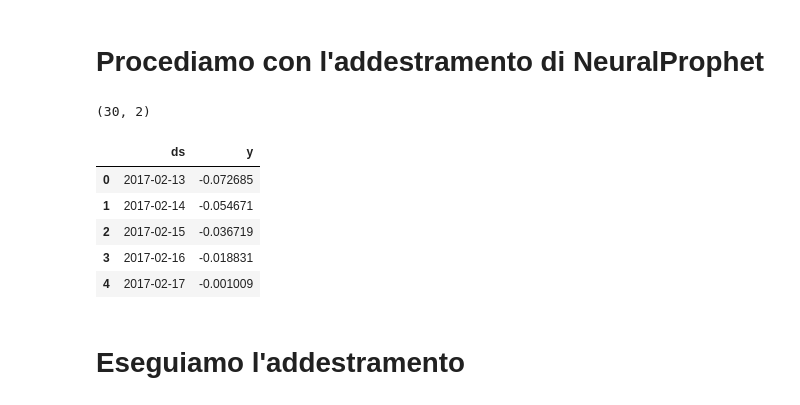
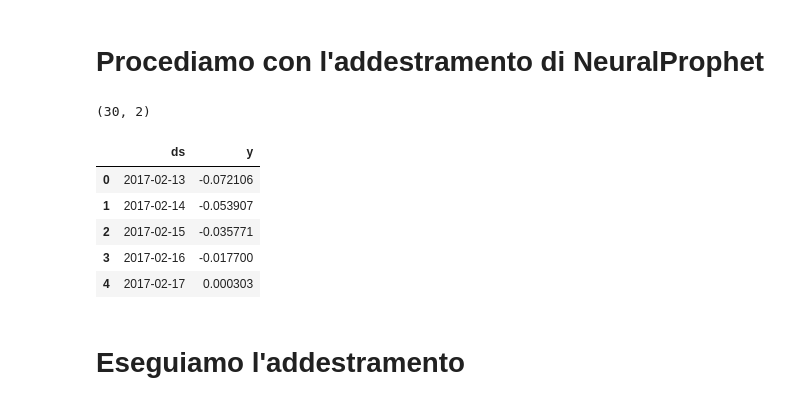
Before and after one commit to Simone-Scalella/AgriVision2022, a Jupyter notebook: forecast.ipynb, the cells around one changed output. Cells and saved outputs as stored; diff of their text form; code cells hidden in the pictures.

```diff
--- a/forecast.ipynb
+++ b/forecast.ipynb
@@ -39,39 +21,39 @@ time range:    ((43.0, 192.0),)
 # Costruiamo il dataframe per l'addestramento
 # Devo ricostruire le date
 
 scostamento = 120
 
 rangeForNewDate = range(43,193)
 rangeForNewDate2 = range(43,193-scostamento) # Pixel di prova per fare predizione
 
 
 days = []
 days2 = []
 zeroDay = datetime.datetime.strptime("2017-01-01","%Y-%m-%d")
 
 for a in rangeForNewDate:
     days.append((zeroDay + datetime.timedelta(days=a)))
-serie = NDVI[40].data_matrix.flatten()
+serie = NDVI.mean().data_matrix.flatten()
 
 for a in rangeForNewDate2:
     days2.append((zeroDay + datetime.timedelta(days=a)))
 serie2 = NDVI[120].data_matrix.flatten()[:-(scostamento)]
 
 
 d = {'ds': days, 'y': serie}
 data = pd.DataFrame(data=d)
 d2 = {'ds': days2, 'y': serie2}
 data2 = pd.DataFrame(data=d2)
 print(data2.shape)
 data.head(5)
 # %% [output]
 (30, 2)
 |  | ds | y |
-| 0 | 2017-02-13 | -0.072685 |
-| 1 | 2017-02-14 | -0.054671 |
-| 2 | 2017-02-15 | -0.036719 |
-| 3 | 2017-02-16 | -0.018831 |
-| 4 | 2017-02-17 | -0.001009 |
+| 0 | 2017-02-13 | -0.072106 |
+| 1 | 2017-02-14 | -0.053907 |
+| 2 | 2017-02-15 | -0.035771 |
+| 3 | 2017-02-16 | -0.017700 |
+| 4 | 2017-02-17 | 0.000303 |
 # %% [markdown]
 # Eseguiamo l'addestramento
 # %%
```
Also changed, not shown: parts of 14 cells of this notebook, 1 other file.
